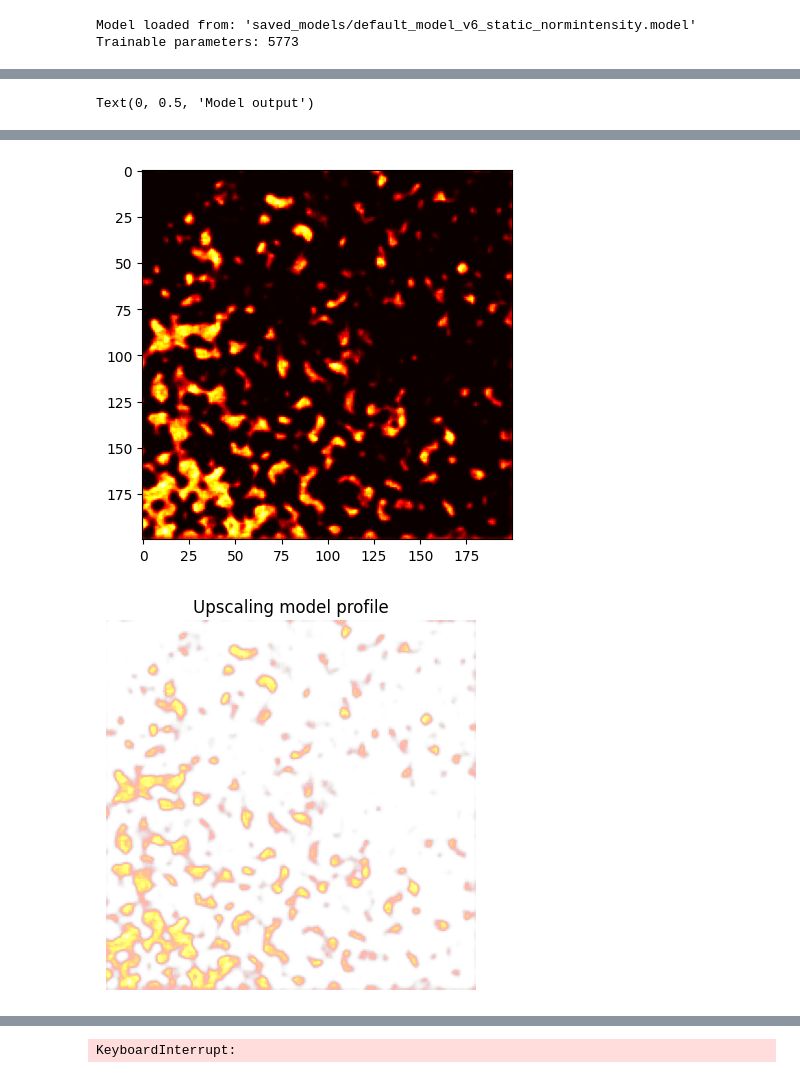
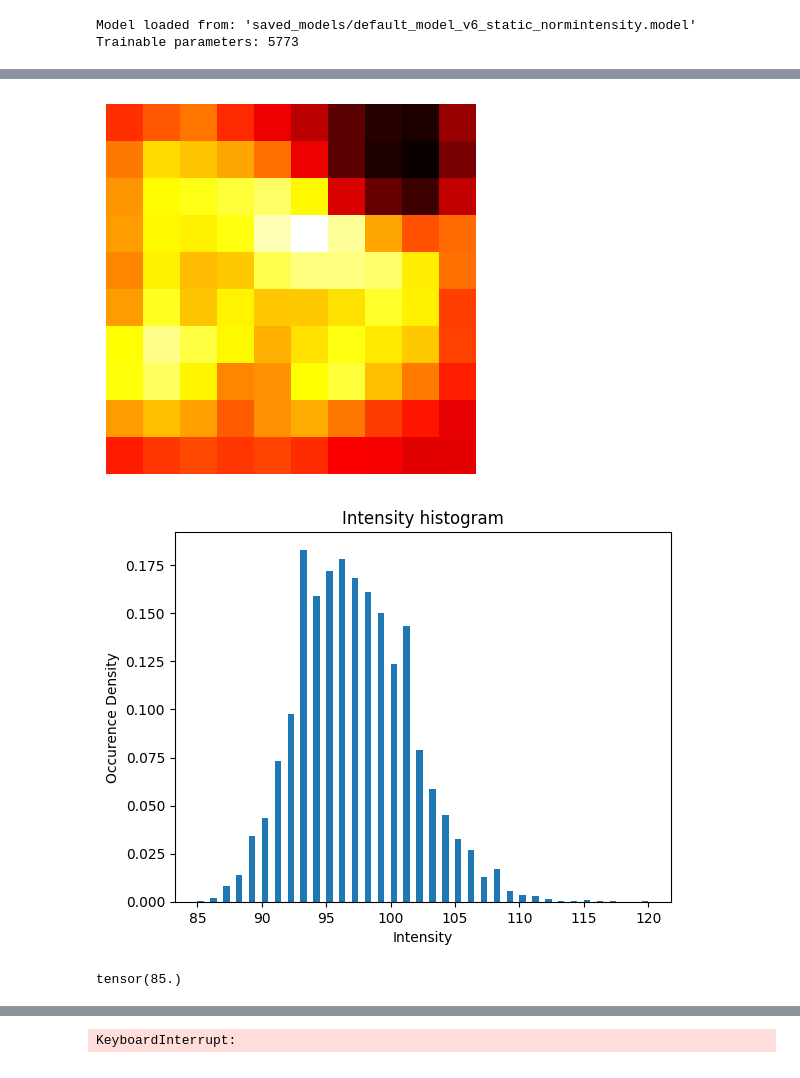
Before and after one commit to ArneVerheyden/CLIM-DL, a Jupyter notebook: model_test.ipynb, the cells around one changed output, grey strips where cells are left out. Saved outputs shown, nothing was run; the diff lists cells and outputs as text; code cells hidden in the pictures.

```diff
--- a/model_test.ipynb
+++ b/model_test.ipynb
@@ -212,9 +220,22 @@ import time
 num_frames = 150
 
 
-sample_video = data[:num_frames, 100:300, 100:300].clone()
-sample_video += torch.rand_like(sample_video) * sample_video.max() * .05
-# sample_video = 20*torch.randn_like(sample_video, ) + 200
+sample_video = data[:num_frames, :10, :10].clone()
+mean = sample_video.mean()
+
+# sample_video[sample_video>85] = mean
+# sample_video[sample_video<69] = mean
+
+# sample_video = torch.from_numpy(
+#     np.random.standard_cauchy(size=sample_video.shape) * 0.05 + 95
+# )
+
+# sample_video = video = torch.from_numpy(
+#     generate_ccd_noisy_video(sample_video.shape[0], (sample_video.shape[1], sample_video.shape[2]),
+#                              hot_pixel_prob=0.06, hot_pixel_multiplier=5)
+# )
+# sample_video = torch.from_numpy(discrete_normal_like(sample_video, 95, 1))
+# sample_video = torch.randn_like(sample_video) * 0.5 + 95
 
 first_frame = sample_video[0]
 
@@ -237,9 +258,10 @@ plt.imshow(first_frame)
 # plt.imshow(model_output, alpha=model_output)
 
 ## Map with black background
-plt.subplots()
+# plt.subplots()
 
-plt.imshow(model_output, cmap='hot')
+# plt.imshow(model_output, cmap='hot')
+# plt.colorbar()
 # plt.axis('off')
 
 # plt.plot([x, x], [y_range[0], y_range[1]], color="red", linewidth=4)
@@ -248,45 +270,19 @@ plt.imshow(model_output, cmap='hot')
 ## Transparant map
 plt.subplots()
 
-plt.imshow(model_output, alpha=model_output, cmap='hot')
+plt.imshow(model_output, cmap='hot')
 plt.axis('off')
 plt.savefig('test_transparant_map.png', transparent=True, dpi=500)
 
-## Line profile
-# plt.subplots()
 
-# profile = model_output[x, y_range[0]:y_range[1]]
-# plt.plot(profile)
 
-# peaks
-# from scipy.signal import find_peaks
-# peaks, _ = find_peaks(profile, distance=5)
+plt.subplots()
+plt.title("Intensity histogram")
+plt.xlabel("Intensity")
+plt.ylabel("Occurence Density")
 
-# plt.scatter(peaks, profile[peaks], marker='x', color='orange')
+output = plt.hist(sample_video.flatten(), bins=70, density=True)
+plt.show()
 
-# # fwhm
-# fwhm_widths = []
-# for peak in peaks:
-#     try:
-#         left, right = find_fwhm(peak, profile)
-#     except:
-#         continue
-
-#     plt.plot((left, right), (profile[peak] / 2, profile[peak] / 2))
-#     print(f'FWHM: {right - left} pixels')
-
-#     fwhm_widths.append(right - left)
-
-# print(f'Av width: {np.mean(fwhm_widths)}')
-
-#
-plt.grid()
-
-plt.title('Upscaling model profile')
-plt.xlabel('Position (pixels)')
-plt.ylabel('Model output')
-
-# plt.subplots()
-# plt.hist(sample_video[:,300,300].flatten(), bins=800, density=True)
-# plt.show()
+sample_video.flatten().min()
 # %% [output]
@@ -294 +289,0 @@ Inference took 0.24904394149780273 seconds
-Text(0, 0.5, 'Model output')
@@ -296,2 +291,3 @@ Text(0, 0.5, 'Model output')
-[figure, old version]
+[figure, new version]
-[figure, old version]
+[figure, new version]
+tensor(85.)
```
Also changed, not shown: parts of 10 cells of this notebook, 5 other files.
